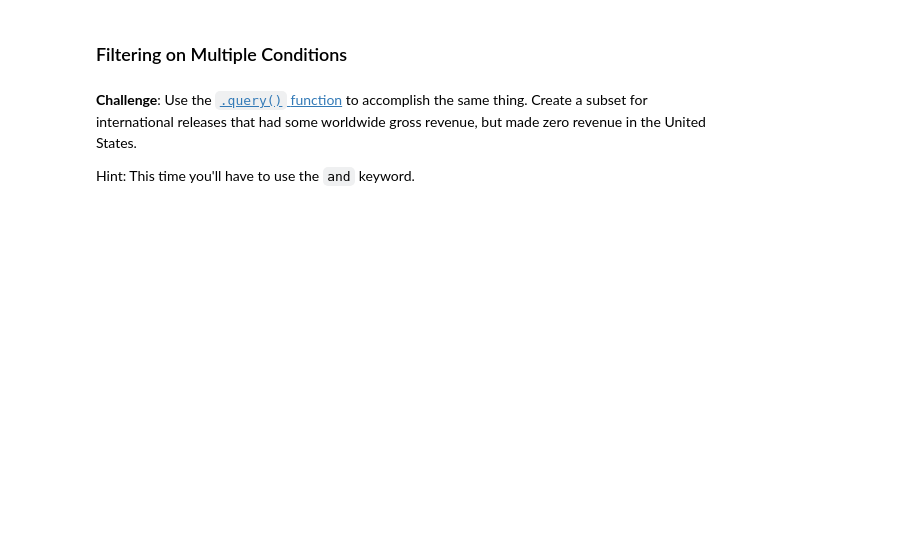
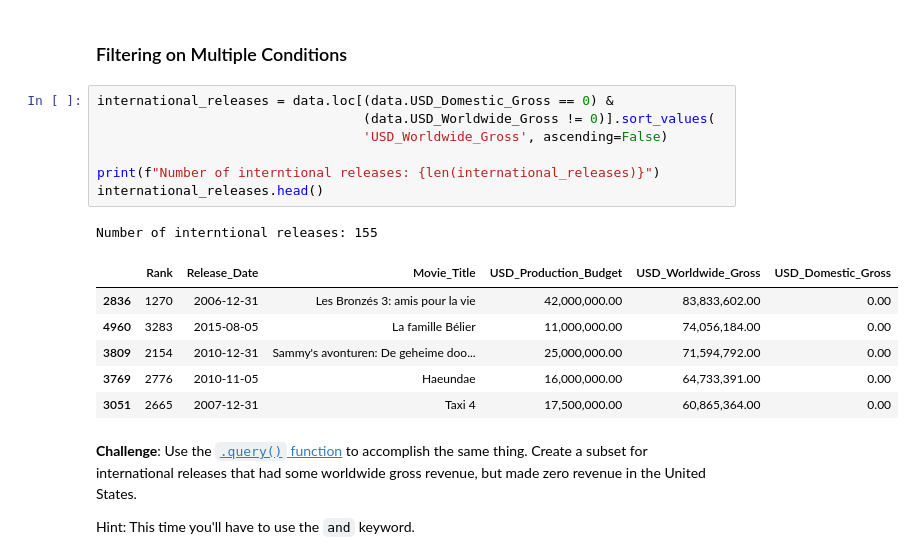
Before and after one commit to RafaelMoralesGallegos/100-days-of-Python, a Jupyter notebook: Day_78_Seaborn/Seaborn_and_Linear_Regression.ipynb, the cells around one changed output. Saved outputs shown, nothing was run; the diff lists cells and outputs as text; blank space fills up the shorter version.

```diff
--- a/Day_78_Seaborn/Seaborn_and_Linear_Regression.ipynb
+++ b/Day_78_Seaborn/Seaborn_and_Linear_Regression.ipynb
@@ -157,5 +169,20 @@ The ammount of movies without revenues is: 512
 # %% [markdown]
 ### Filtering on Multiple Conditions
+# %%
+international_releases = data.loc[(data.USD_Domestic_Gross == 0) &
+                                  (data.USD_Worldwide_Gross != 0)].sort_values(
+                                  'USD_Worldwide_Gross', ascending=False)
+
+print(f"Number of interntional releases: {len(international_releases)}")
+international_releases.head()
+# %% [output]
+Number of interntional releases: 155
+|  | Rank | Release_Date | Movie_Title | USD_Production_Budget | USD_Worldwide_Gross | USD_Domestic_Gross |
+| 2836 | 1270 | 2006-12-31 | Les Bronzés 3: amis pour la vie | 42,000,000.00 | 83,833,602.00 | 0.00 |
+| 4960 | 3283 | 2015-08-05 | La famille Bélier | 11,000,000.00 | 74,056,184.00 | 0.00 |
+| 3809 | 2154 | 2010-12-31 | Sammy's avonturen: De geheime doo... | 25,000,000.00 | 71,594,792.00 | 0.00 |
+| 3769 | 2776 | 2010-11-05 | Haeundae | 16,000,000.00 | 64,733,391.00 | 0.00 |
+| 3051 | 2665 | 2007-12-31 | Taxi 4 | 17,500,000.00 | 60,865,364.00 | 0.00 |
 # %% [markdown]
 **Challenge**: Use the [`.query()` function](https://pandas.pydata.org/pandas-docs/stable/reference/api/pandas.DataFrame.query.html) to accomplish the same thing. Create a subset for international releases that had some worldwide gross revenue, but made zero revenue in the United States.
 
```
Also changed, not shown: parts of 5 cells of this notebook.
